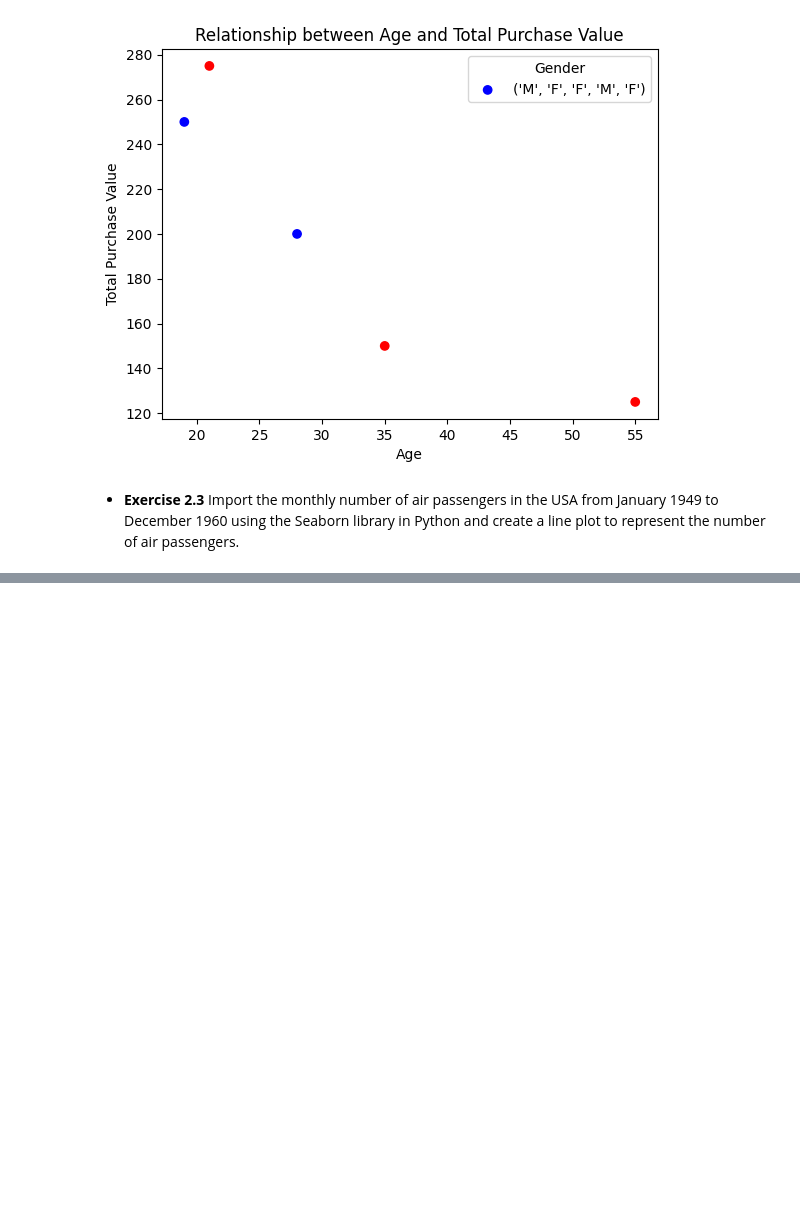
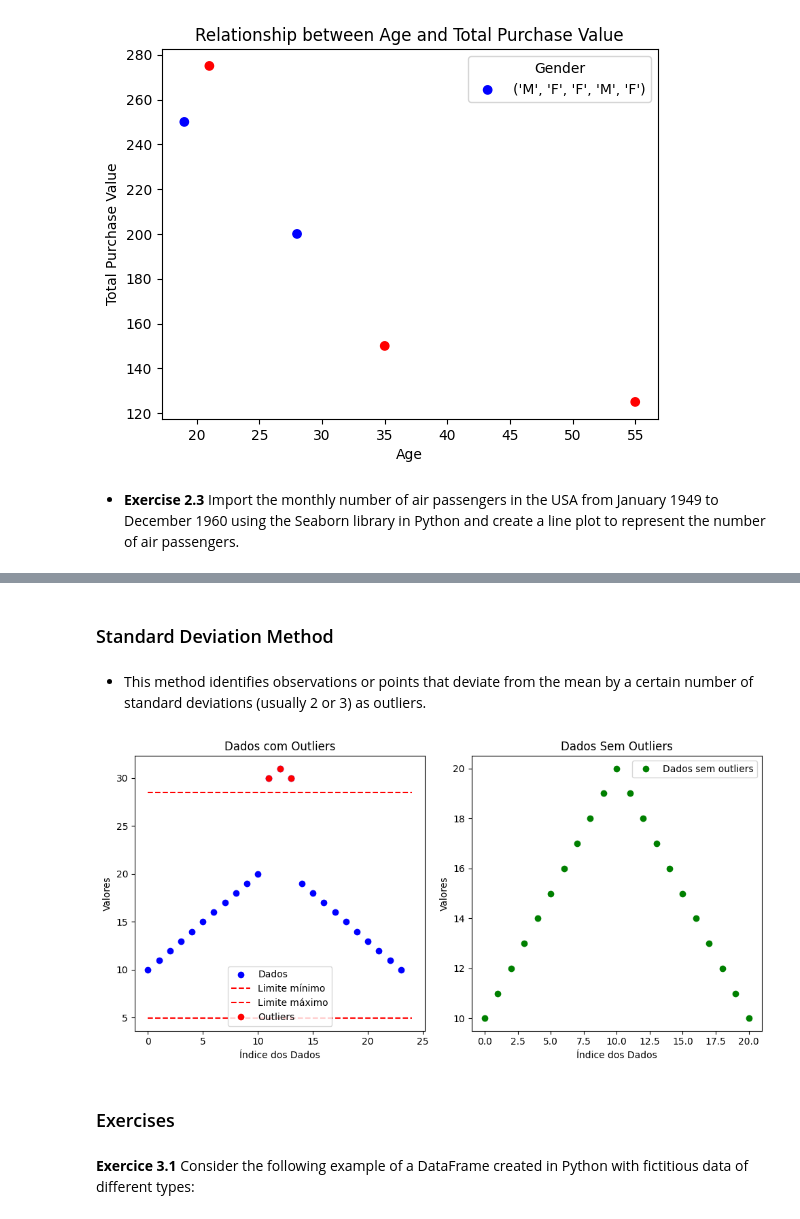
Before and after one commit to miguelcaldeiraa/Analysis-and-Prediction-of-Diamond-Prices, a Jupyter notebook: Data_Modeling.ipynb, the cells around one changed output, grey strips where cells are left out. Cells and saved outputs as stored; diff of their text form; code cells hidden in the pictures; blank space fills up the shorter version.

```diff
--- a/Data_Modeling.ipynb
+++ b/Data_Modeling.ipynb
@@ -539,0 +776,54 @@ plt.show()
+# %% [markdown]
+### Standard Deviation Method
+# %% [markdown]
+- This method identifies observations or points that deviate from the mean by a certain number of standard deviations (usually 2 or 3) as outliers.
+# %%
+import numpy as np
+import matplotlib.pyplot as plt
+
+# Dados
+dados = np.array([10, 11, 12, 13, 14, 15, 16, 17, 18, 19, 20, 30, 31, 30, 19, 18, 17, 16, 15, 14, 13, 12, 11, 10])
+
+# Cálculo da média e do desvio padrão
+media = np.mean(dados)
+desvio_padrao = np.std(dados)
+
+# Limites mínimo e máximo
+limite_min = media - 2 * desvio_padrao
+limite_max = media + 2 * desvio_padrao
+
+# Identificação de outliers
+outliers = dados[(dados < limite_min) | (dados > limite_max)]
+
+# Remoção de outliers
+dados_sem_outliers = dados[(dados >= limite_min) & (dados <= limite_max)]
+
+# Plotando os dados com outliers
+plt.figure(figsize=(10, 5))
+plt.subplot(1, 2, 1)
+plt.plot(dados, 'bo', label='Dados')
+plt.plot([0, len(dados)], [limite_min, limite_min], 'r--', label='Limite mínimo')
+plt.plot([0, len(dados)], [limite_max, limite_max], 'r--', label='Limite máximo')
+plt.plot(np.where(dados < limite_min)[0], dados[dados < limite_min], 'ro', label='Outliers')
+plt.plot(np.where(dados > limite_max)[0], dados[dados > limite_max], 'ro')
+plt.xlabel('Índice dos Dados')
+plt.ylabel('Valores')
+plt.title('Dados com Outliers')
+plt.legend()
+
+# Plotando os dados sem outliers
+plt.subplot(1, 2, 2)
+plt.plot(dados_sem_outliers, 'go', label='Dados sem outliers')
+plt.xlabel('Índice dos Dados')
+plt.ylabel('Valores')
+plt.title('Dados Sem Outliers')
+plt.legend()
+
+plt.tight_layout()
+plt.show()
+# %% [output]
+[figure, added]
+# %% [markdown]
+### Exercises
+# %% [markdown]
+**Exercice 3.1** Consider the following example of a DataFrame created in Python with fictitious data of different types:
```
Also changed, not shown: parts of 27 cells of this notebook.
